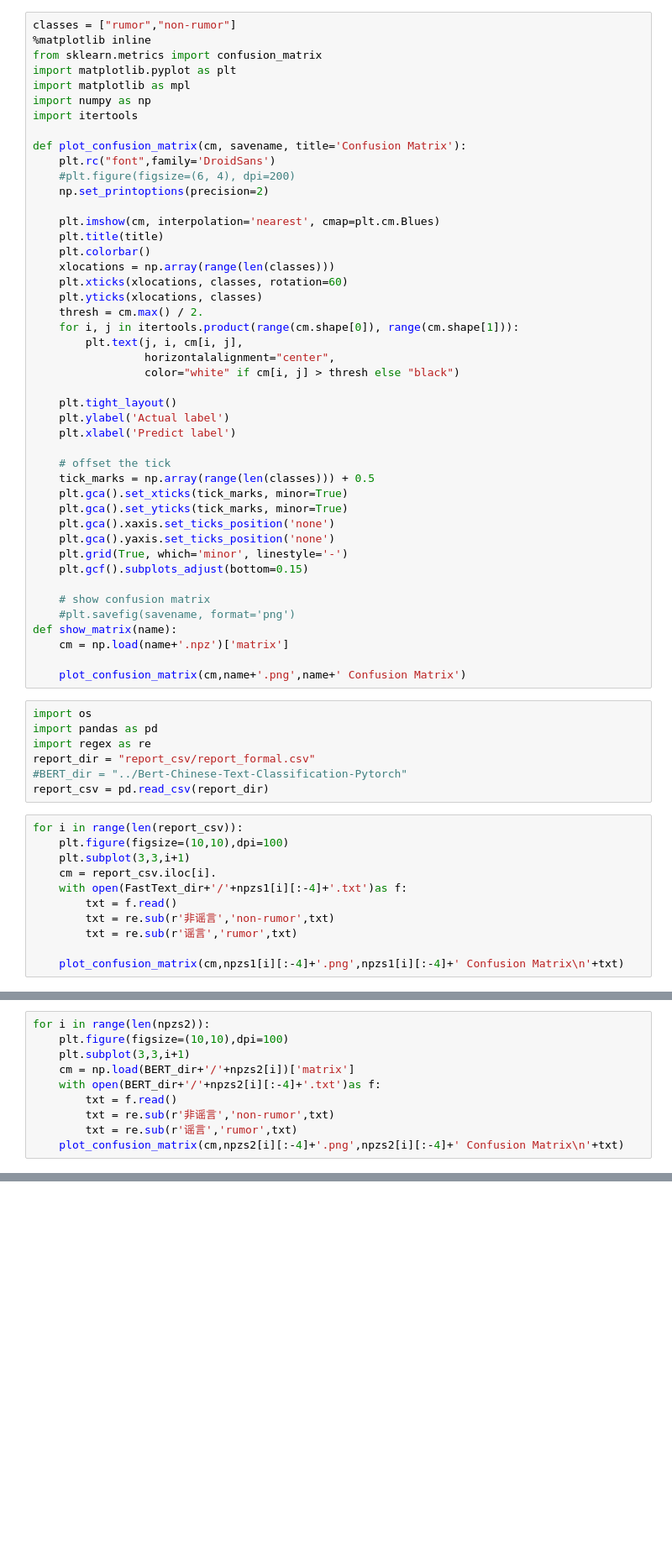
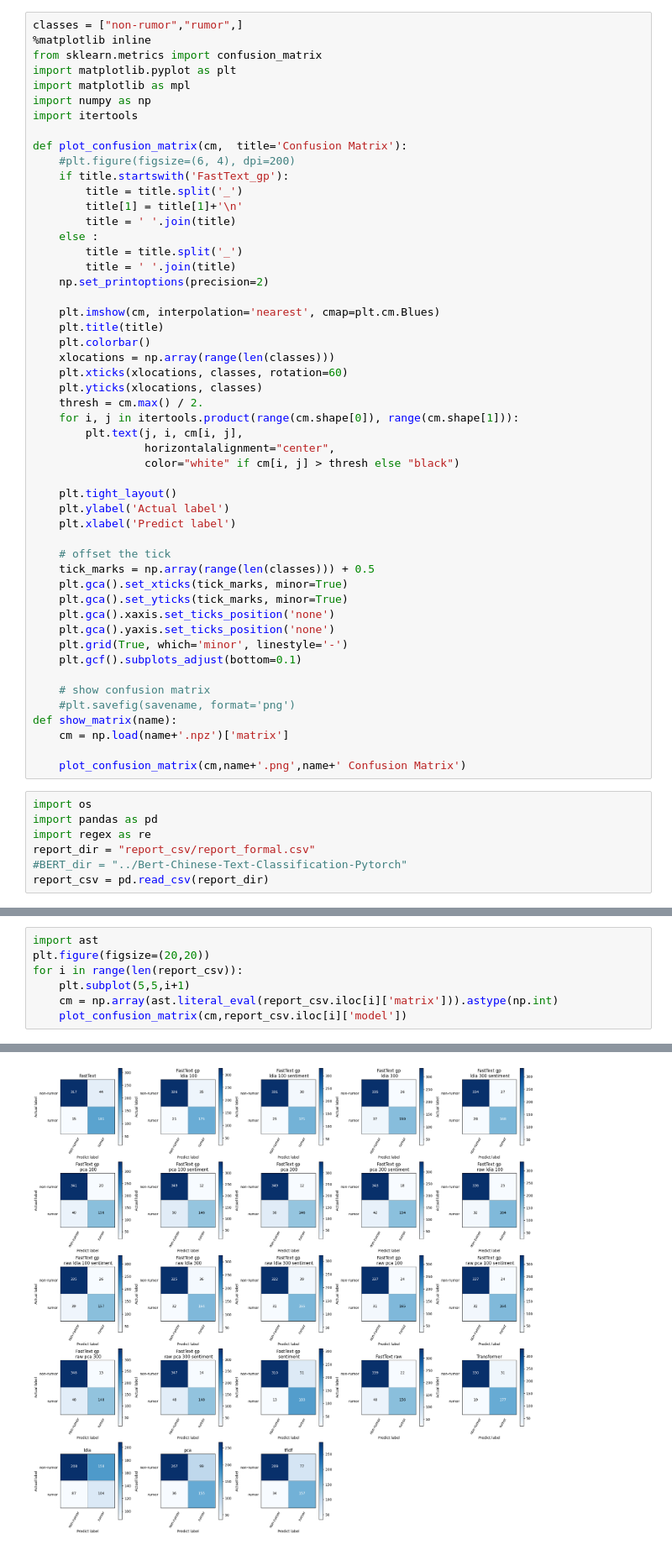
Before and after one commit to seydlitz2185/rumorDetection, a Jupyter notebook: IRgp_show.ipynb, the cells around one changed output, grey strips where cells are left out. Shown: that part at 84% size. Saved outputs shown, nothing was run; the diff lists cells and outputs as text; blank space fills up the shorter version.

Commit message:
Update report

```diff
--- a/IRgp_show.ipynb
+++ b/IRgp_show.ipynb
@@ -1,5 +1,5 @@
 # %%
-classes = ["rumor","non-rumor"]
+classes = ["non-rumor","rumor",]
 %matplotlib inline
 from sklearn.metrics import confusion_matrix
 import matplotlib.pyplot as plt
@@ -7,9 +7,15 @@ import matplotlib as mpl
 import numpy as np
 import itertools
 
-def plot_confusion_matrix(cm, savename, title='Confusion Matrix'):
-    plt.rc("font",family='DroidSans')
+def plot_confusion_matrix(cm,  title='Confusion Matrix'):
     #plt.figure(figsize=(6, 4), dpi=200)
+    if title.startswith('FastText_gp'):
+        title = title.split('_')
+        title[1] = title[1]+'\n'
+        title = ' '.join(title)
+    else :
+        title = title.split('_')
+        title = ' '.join(title)
     np.set_printoptions(precision=2)
 
     plt.imshow(cm, interpolation='nearest', cmap=plt.cm.Blues)
@@ -35,7 +41,7 @@ def plot_confusion_matrix(cm, savename, title='Confusion Matrix'):
     plt.gca().xaxis.set_ticks_position('none')
     plt.gca().yaxis.set_ticks_position('none')
     plt.grid(True, which='minor', linestyle='-')
-    plt.gcf().subplots_adjust(bottom=0.15)
+    plt.gcf().subplots_adjust(bottom=0.1)
 
     # show confusion matrix
     #plt.savefig(savename, format='png')
@@ -50,14 +56,3 @@ import regex as re
 report_dir = "report_csv/report_formal.csv"
 #BERT_dir = "../Bert-Chinese-Text-Classification-Pytorch"
 report_csv = pd.read_csv(report_dir)
-# %%
-for i in range(len(report_csv)):
-    plt.figure(figsize=(10,10),dpi=100)
-    plt.subplot(3,3,i+1)
-    cm = report_csv.iloc[i].
-    with open(FastText_dir+'/'+npzs1[i][:-4]+'.txt')as f:
-        txt = f.read()
-        txt = re.sub(r'非谣言','non-rumor',txt)
-        txt = re.sub(r'谣言','rumor',txt)
-
-    plot_confusion_matrix(cm,npzs1[i][:-4]+'.png',npzs1[i][:-4]+' Confusion Matrix\n'+txt)
@@ -71,10 +58,0 @@ for i in range(len(report_csv)):
-# %%
-for i in range(len(npzs2)):
-    plt.figure(figsize=(10,10),dpi=100)
-    plt.subplot(3,3,i+1)
-    cm = np.load(BERT_dir+'/'+npzs2[i])['matrix']
-    with open(BERT_dir+'/'+npzs2[i][:-4]+'.txt')as f:
-        txt = f.read()
-        txt = re.sub(r'非谣言','non-rumor',txt)
-        txt = re.sub(r'谣言','rumor',txt)
-    plot_confusion_matrix(cm,npzs2[i][:-4]+'.png',npzs2[i][:-4]+' Confusion Matrix\n'+txt)
@@ -85,0 +59,8 @@ for i in range(len(npzs2)):
+# %%
+import ast
+plt.figure(figsize=(20,20))
+for i in range(len(report_csv)):
+    plt.subplot(5,5,i+1)
+    cm = np.array(ast.literal_eval(report_csv.iloc[i]['matrix'])).astype(np.int)
+    plot_confusion_matrix(cm,report_csv.iloc[i]['model'])
+# %% [output]
@@ -85,0 +69 @@ for i in range(len(npzs2)):
+[figure, added]
```
Also changed, not shown: parts of 3 cells of this notebook, 13 other files.
